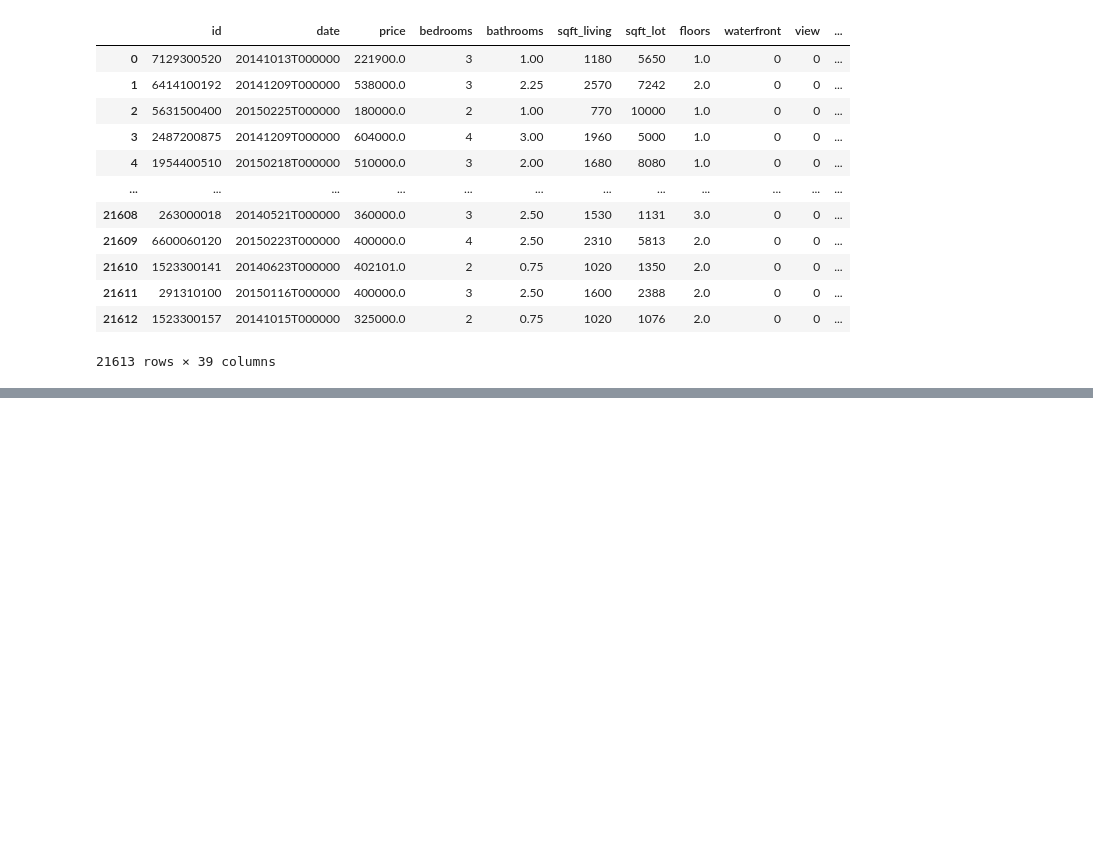
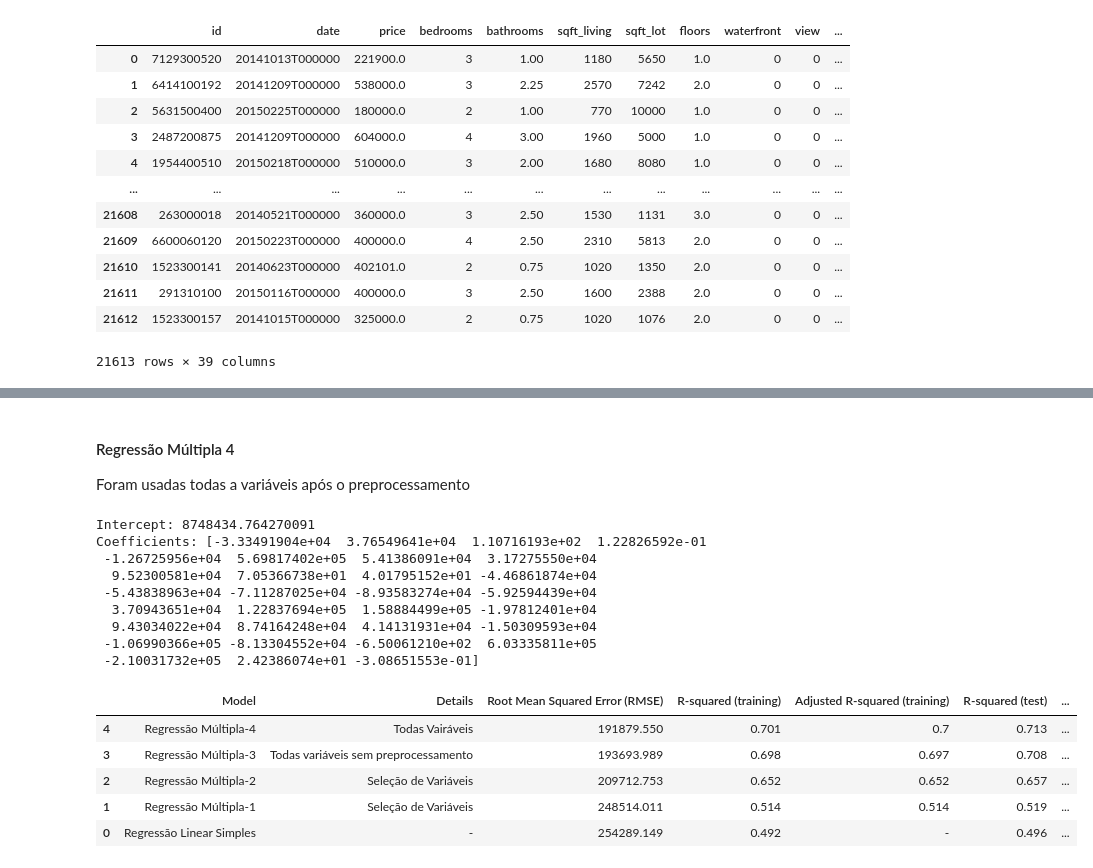
Before and after one commit to fgaraujofh/AEDI, a Jupyter notebook: prova/AEDI_Prova1_Questao1.ipynb, the cells around one changed output, grey strips where cells are left out. Drawn from its saved outputs; the diff is of its cells as text; code cells hidden in the pictures; blank space fills up the shorter version.

```diff
--- a/prova/AEDI_Prova1_Questao1.ipynb
+++ b/prova/AEDI_Prova1_Questao1.ipynb
@@ -336,0 +453,44 @@ df_dm
+# %% [markdown]
+#### Regressão Múltipla 4
+Foram usadas todas a variáveis após o preprocessamento
+# %%
+features = ['bedrooms','bathrooms','sqft_living','sqft_lot','floors','waterfront',
+            'view','condition','grade','sqft_above','sqft_basement','age_binned_<1',
+            'age_binned_1-5', 'age_binned_6-10','age_binned_11-25', 'age_binned_26-50',
+            'age_binned_51-75','age_binned_76-100', 'age_binned_>100','age_rnv_binned_<1',
+            'age_rnv_binned_1-5', 'age_rnv_binned_6-10', 'age_rnv_binned_11-25',
+            'age_rnv_binned_26-50', 'age_rnv_binned_51-75', 'age_rnv_binned_>75',
+            'zipcode','lat','long','sqft_living15','sqft_lot15']
+complex_model_4 = linear_model.LinearRegression()
+complex_model_4.fit(train_data_dm[features],train_data_dm['price'])
+
+print('Intercept: {}'.format(complex_model_4.intercept_))
+print('Coefficients: {}'.format(complex_model_4.coef_))
+
+pred = complex_model_4.predict(test_data_dm[features])
+rmsecm = float(format(np.sqrt(metrics.mean_squared_error(test_data_dm['price'],pred)),'.3f'))
+rtrcm = float(format(complex_model_4.score(train_data_dm[features],train_data_dm['price']),'.3f'))
+artrcm = float(format(adjustedR2(complex_model_4.score(train_data_dm[features],train_data_dm['price']),train_data_dm.shape[0],len(features)),'.3f'))
+rtecm = float(format(complex_model_4.score(test_data_dm[features],test_data_dm['price']),'.3f'))
+artecm = float(format(adjustedR2(complex_model_4.score(test_data_dm[features],test_data_dm['price']),test_data_dm.shape[0],len(features)),'.3f'))
+cv = float(format(cross_val_score(complex_model_4,df_dm[features],df_dm['price'],cv=5).mean(),'.3f'))
+
+r = evaluation.shape[0]
+evaluation.loc[r] = ['Regressão Múltipla-4','Todas Vairáveis',rmsecm,rtrcm,artrcm,rtecm,artecm,cv]
+evaluation.sort_values(by = '5-Fold Cross Validation', ascending=False)
+# %% [output]
+Intercept: 8748434.764270091
+Coefficients: [-3.33491904e+04  3.76549641e+04  1.10716193e+02  1.22826592e-01
+ -1.26725956e+04  5.69817402e+05  5.41386091e+04  3.17275550e+04
+  9.52300581e+04  7.05366738e+01  4.01795152e+01 -4.46861874e+04
+ -5.43838963e+04 -7.11287025e+04 -8.93583274e+04 -5.92594439e+04
+  3.70943651e+04  1.22837694e+05  1.58884499e+05 -1.97812401e+04
+  9.43034022e+04  8.74164248e+04  4.14131931e+04 -1.50309593e+04
+ -1.06990366e+05 -8.13304552e+04 -6.50061210e+02  6.03335811e+05
+ -2.10031732e+05  2.42386074e+01 -3.08651553e-01]
+|  | Model | Details | Root Mean Squared Error (RMSE) | R-squared (training) | Adjusted R-squared (training) | R-squared (test) | ... |
+| 4 | Regressão Múltipla-4 | Todas Vairáveis | 191879.550 | 0.701 | 0.7 | 0.713 | ... |
+| 3 | Regressão Múltipla-3 | Todas variáveis sem preprocessamento | 193693.989 | 0.698 | 0.697 | 0.708 | ... |
+| 2 | Regressão Múltipla-2 | Seleção de Variáveis | 209712.753 | 0.652 | 0.652 | 0.657 | ... |
+| 1 | Regressão Múltipla-1 | Seleção de Variáveis | 248514.011 | 0.514 | 0.514 | 0.519 | ... |
+| 0 | Regressão Linear Simples | - | 254289.149 | 0.492 | - | 0.496 | ... |
```
Also changed, not shown: parts of 20 cells of this notebook, 1 other file.
